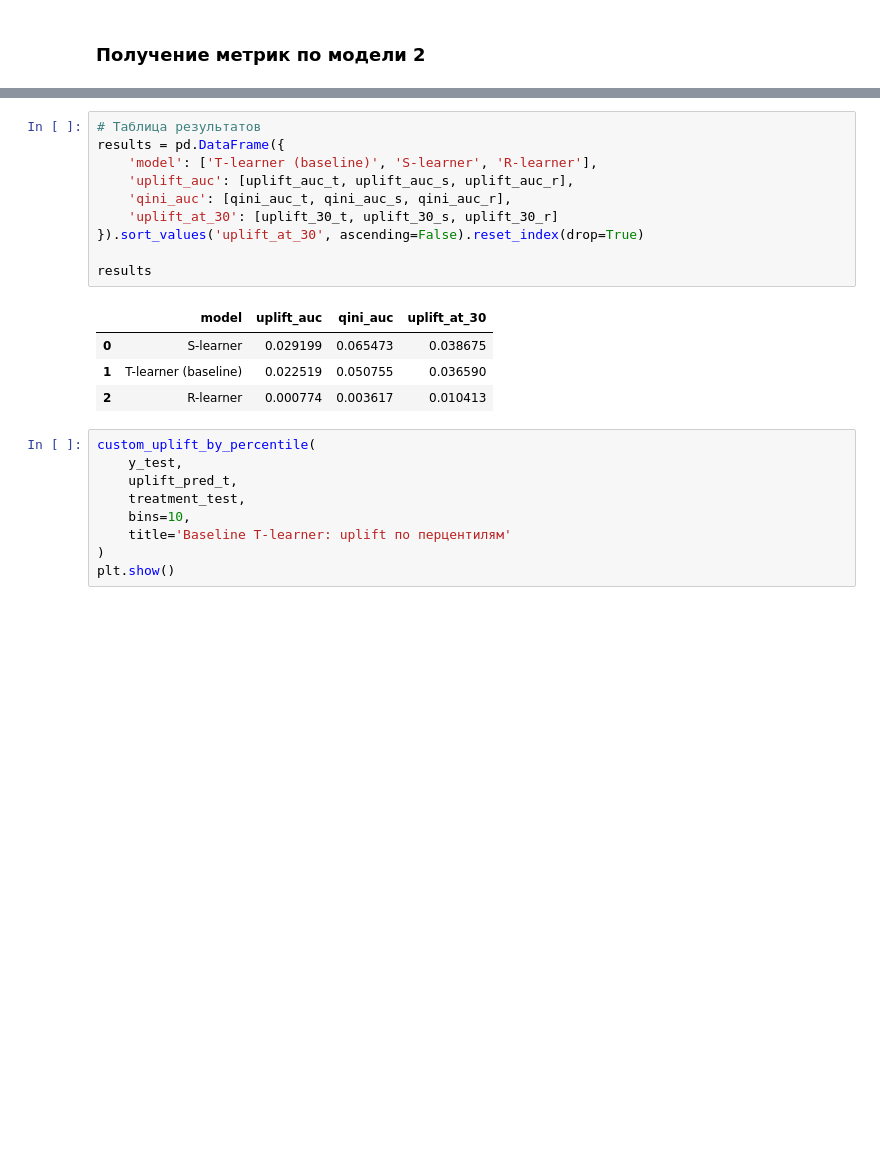
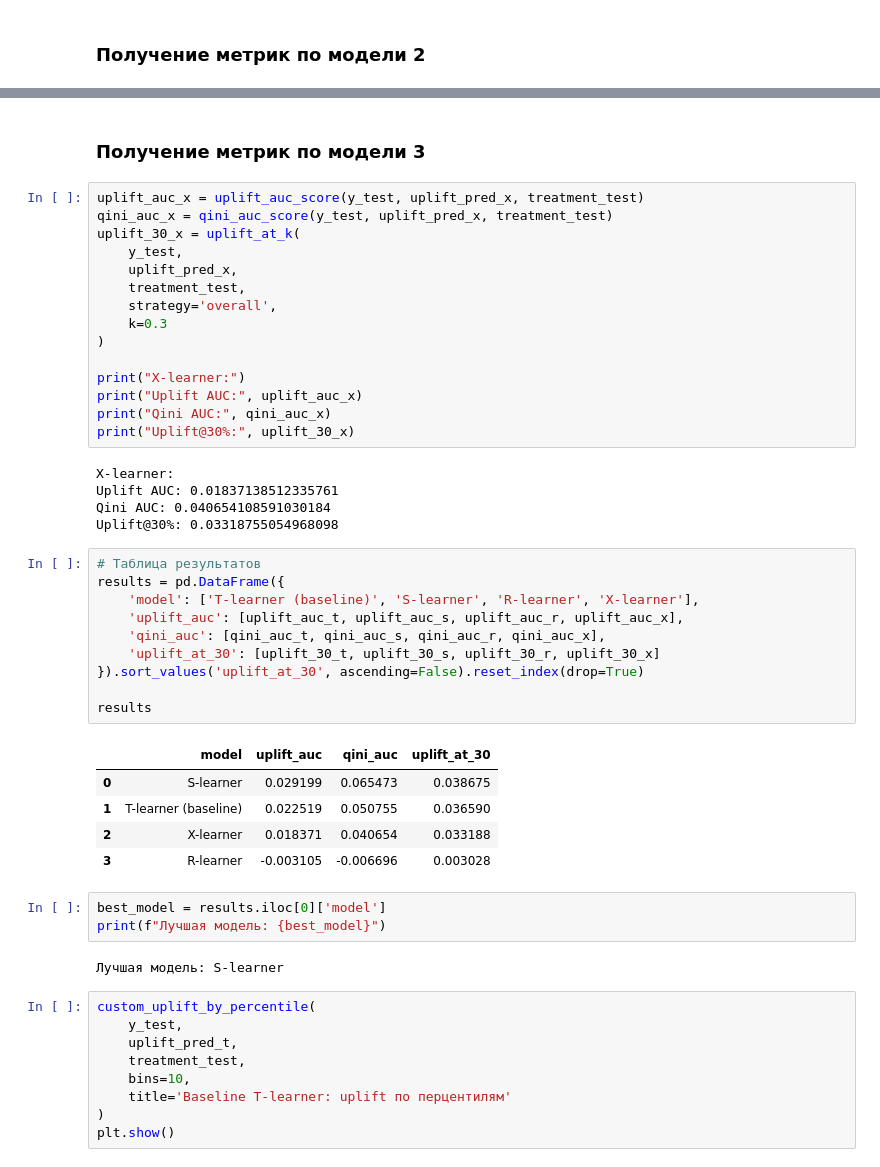
Before and after one commit to Manaam9/mle-uplift-final-project-2025, a Jupyter notebook: final_project_template.ipynb, the cells around one changed output, grey strips where cells are left out. Cells and saved outputs as stored; diff of their text form; blank space fills up the shorter version.

```diff
--- a/final_project_template.ipynb
+++ b/final_project_template.ipynb
@@ -711,18 +729,46 @@ Uplift@30%: 0.010412988994224687
+# %% [markdown]
+### Получение метрик по модели 3
+# %%
+uplift_auc_x = uplift_auc_score(y_test, uplift_pred_x, treatment_test)
+qini_auc_x = qini_auc_score(y_test, uplift_pred_x, treatment_test)
+uplift_30_x = uplift_at_k(
+    y_test,
+    uplift_pred_x,
+    treatment_test,
+    strategy='overall',
+    k=0.3
+)
+
+print("X-learner:")
+print("Uplift AUC:", uplift_auc_x)
+print("Qini AUC:", qini_auc_x)
+print("Uplift@30%:", uplift_30_x)
+# %% [output]
+X-learner:
+Uplift AUC: 0.01837138512335761
+Qini AUC: 0.040654108591030184
+Uplift@30%: 0.03318755054968098
 # %%
 # Таблица результатов
 results = pd.DataFrame({
-    'model': ['T-learner (baseline)', 'S-learner', 'R-learner'],
-    'uplift_auc': [uplift_auc_t, uplift_auc_s, uplift_auc_r],
-    'qini_auc': [qini_auc_t, qini_auc_s, qini_auc_r],
-    'uplift_at_30': [uplift_30_t, uplift_30_s, uplift_30_r]
+    'model': ['T-learner (baseline)', 'S-learner', 'R-learner', 'X-learner'],
+    'uplift_auc': [uplift_auc_t, uplift_auc_s, uplift_auc_r, uplift_auc_x],
+    'qini_auc': [qini_auc_t, qini_auc_s, qini_auc_r, qini_auc_x],
+    'uplift_at_30': [uplift_30_t, uplift_30_s, uplift_30_r, uplift_30_x]
 }).sort_values('uplift_at_30', ascending=False).reset_index(drop=True)
 
 results
 # %% [output]
 |  | model | uplift_auc | qini_auc | uplift_at_30 |
 | 0 | S-learner | 0.029199 | 0.065473 | 0.038675 |
 | 1 | T-learner (baseline) | 0.022519 | 0.050755 | 0.036590 |
-| 2 | R-learner | 0.000774 | 0.003617 | 0.010413 |
+| 2 | X-learner | 0.018371 | 0.040654 | 0.033188 |
+| 3 | R-learner | -0.003105 | -0.006696 | 0.003028 |
+# %%
+best_model = results.iloc[0]['model']
+print(f"Лучшая модель: {best_model}")
+# %% [output]
+Лучшая модель: S-learner
 # %%
 custom_uplift_by_percentile(
     y_test,
```
Also changed, not shown: parts of 43 cells of this notebook, 4 other files.
